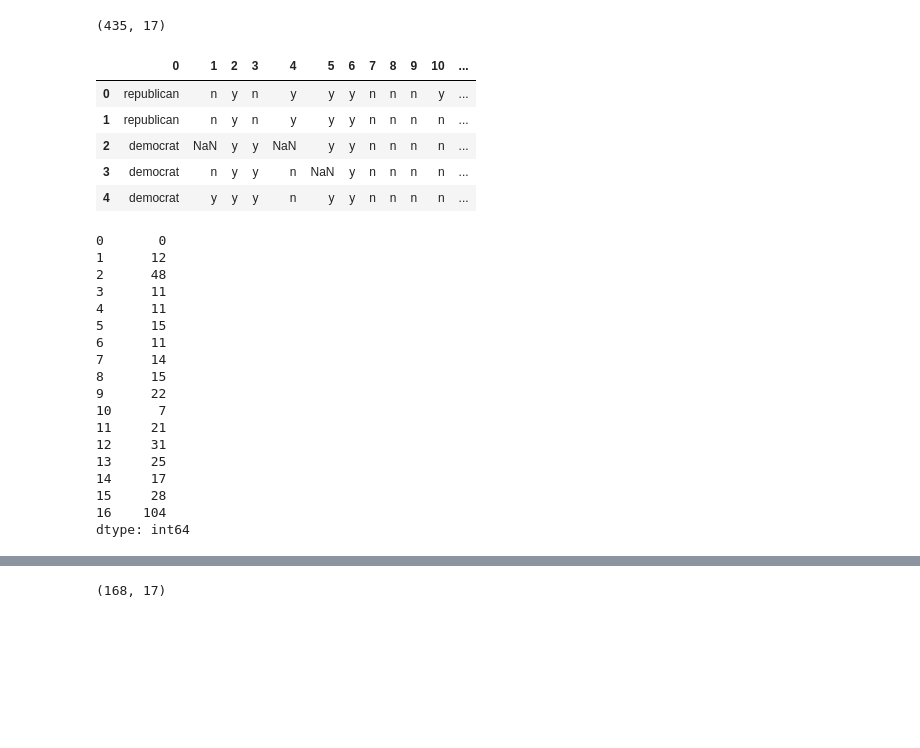
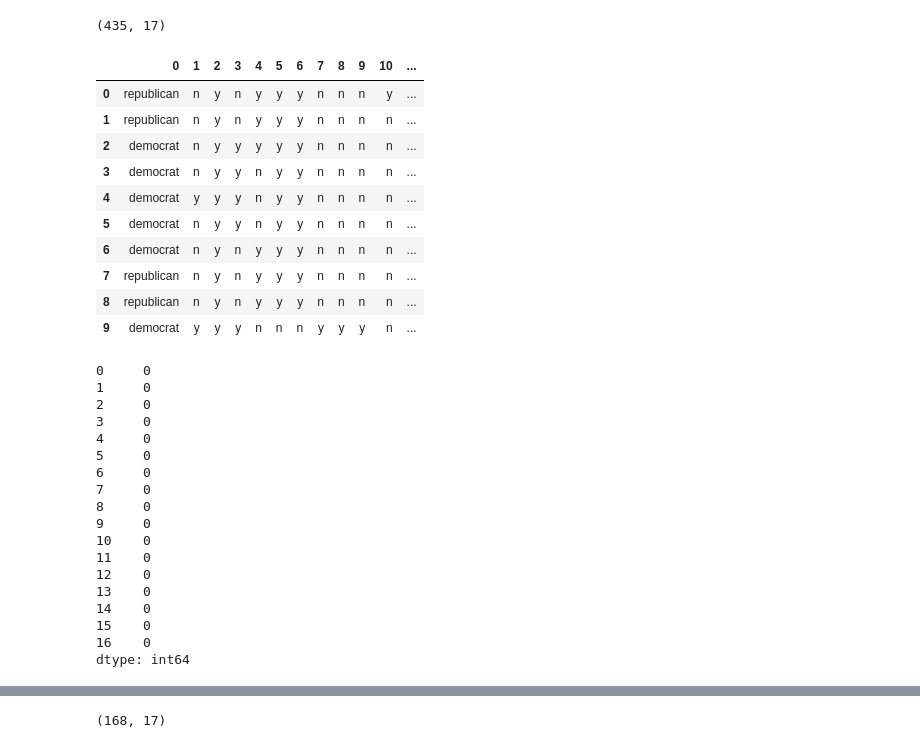
Before and after one commit to cardstud/DS-Unit-1-Sprint-3-Statistical-Tests-and-Experiments, a Jupyter notebook: module1-statistics-probability-and-inference/LS_DS_131_Statistics_Probability_Assignment.ipynb, the cells around one changed output, grey strips where cells are left out. Drawn from its saved outputs; the diff is of its cells as text; code cells hidden in the pictures; blank space fills up the shorter version.

```diff
--- a/module1-statistics-probability-and-inference/LS_DS_131_Statistics_Probability_Assignment.ipynb
+++ b/module1-statistics-probability-and-inference/LS_DS_131_Statistics_Probability_Assignment.ipynb
@@ -101,36 +101,43 @@ df.shape
 (435, 17)
 # %%
 # Check for odd characters. Found ?. Replace with NaN values
-df =df.replace('?', np.NaN)
+df =df.replace('?', None)
+# %%
+df[11][0]='n'
 # %%
 # Check head again to see if values replaced. They were.
-df.head()
+df.head(10)
 # %% [output]
 |  | 0 | 1 | 2 | 3 | 4 | 5 | 6 | 7 | 8 | 9 | 10 | ... |
 | 0 | republican | n | y | n | y | y | y | n | n | n | y | ... |
 | 1 | republican | n | y | n | y | y | y | n | n | n | n | ... |
-| 2 | democrat | NaN | y | y | NaN | y | y | n | n | n | n | ... |
-| 3 | democrat | n | y | y | n | NaN | y | n | n | n | n | ... |
+| 2 | democrat | n | y | y | y | y | y | n | n | n | n | ... |
+| 3 | democrat | n | y | y | n | y | y | n | n | n | n | ... |
 | 4 | democrat | y | y | y | n | y | y | n | n | n | n | ... |
+| 5 | democrat | n | y | y | n | y | y | n | n | n | n | ... |
+| 6 | democrat | n | y | n | y | y | y | n | n | n | n | ... |
+| 7 | republican | n | y | n | y | y | y | n | n | n | n | ... |
+| 8 | republican | n | y | n | y | y | y | n | n | n | n | ... |
+| 9 | democrat | y | y | y | n | n | n | y | y | y | n | ... |
 # %%
 # Find sum of missing values
 df.isna().sum()
 # %% [output]
-0       0
-1      12
-2      48
-3      11
-4      11
-5      15
-6      11
-7      14
-8      15
-9      22
-10      7
-11     21
-12     31
-13     25
-14     17
-15     28
-16    104
+0     0
+1     0
+2     0
+3     0
+4     0
+5     0
+6     0
+7     0
+8     0
+9     0
+10    0
+11    0
+12    0
+13    0
+14    0
+15    0
+16    0
 dtype: int64
```
Also changed, not shown: parts of 19 cells of this notebook.
